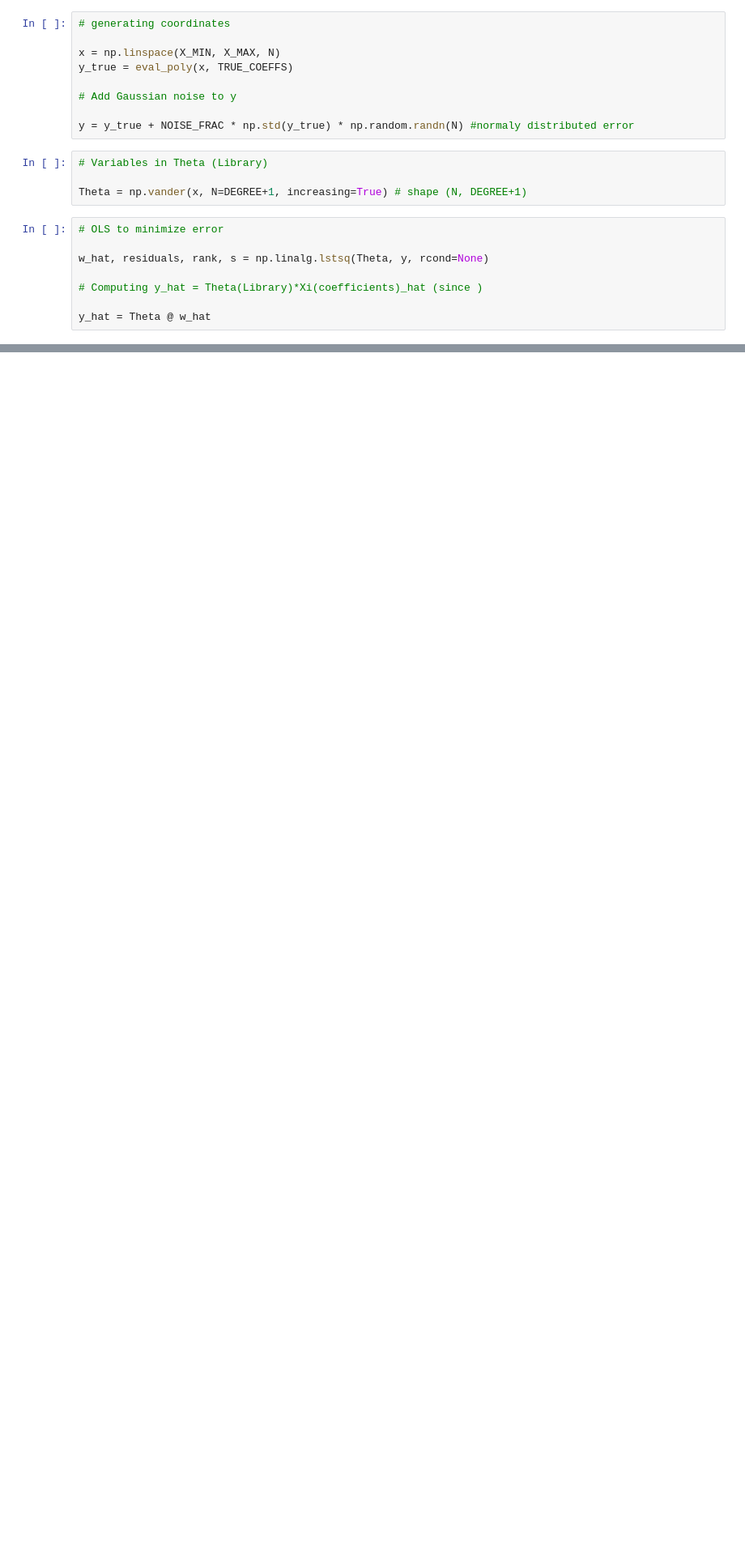
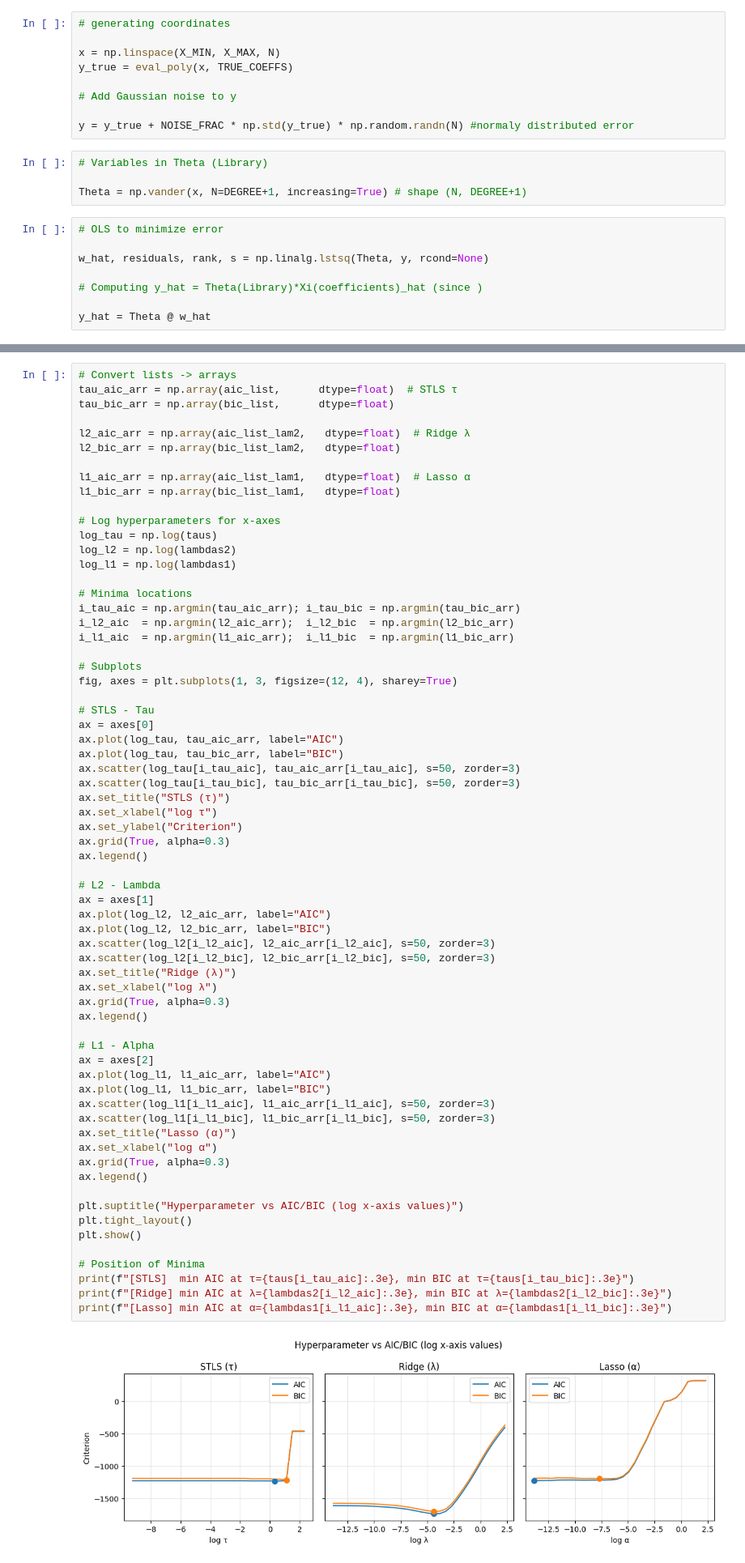
Before and after one commit to brianhjh/Bayesian-SINDy, a Jupyter notebook: notebooks/Simple_SINDy.ipynb, the cells around one changed output, grey strips where cells are left out. Shown at 81% size. Saved outputs shown, nothing was run; the diff lists cells and outputs as text; blank space fills up the shorter version.

```diff
--- a/notebooks/Simple_SINDy.ipynb
+++ b/notebooks/Simple_SINDy.ipynb
@@ -311,0 +312,68 @@ plt.show()
+# %%
+# Convert lists -> arrays
+tau_aic_arr = np.array(aic_list,      dtype=float)  # STLS τ
+tau_bic_arr = np.array(bic_list,      dtype=float)
+
+l2_aic_arr = np.array(aic_list_lam2,   dtype=float)  # Ridge λ
+l2_bic_arr = np.array(bic_list_lam2,   dtype=float)
+
+l1_aic_arr = np.array(aic_list_lam1,   dtype=float)  # Lasso α
+l1_bic_arr = np.array(bic_list_lam1,   dtype=float)
+
+# Log hyperparameters for x-axes
+log_tau = np.log(taus)
+log_l2 = np.log(lambdas2)
+log_l1 = np.log(lambdas1)
+
+# Minima locations
+i_tau_aic = np.argmin(tau_aic_arr); i_tau_bic = np.argmin(tau_bic_arr)
+i_l2_aic  = np.argmin(l2_aic_arr);  i_l2_bic  = np.argmin(l2_bic_arr)
+i_l1_aic  = np.argmin(l1_aic_arr);  i_l1_bic  = np.argmin(l1_bic_arr)
+
+# Subplots
+fig, axes = plt.subplots(1, 3, figsize=(12, 4), sharey=True)
+
+# STLS - Tau
+ax = axes[0]
+ax.plot(log_tau, tau_aic_arr, label="AIC")
+ax.plot(log_tau, tau_bic_arr, label="BIC")
+ax.scatter(log_tau[i_tau_aic], tau_aic_arr[i_tau_aic], s=50, zorder=3)
+ax.scatter(log_tau[i_tau_bic], tau_bic_arr[i_tau_bic], s=50, zorder=3)
+ax.set_title("STLS (τ)")
+ax.set_xlabel("log τ")
+ax.set_ylabel("Criterion")
+ax.grid(True, alpha=0.3)
+ax.legend()
+
+# L2 - Lambda
+ax = axes[1]
+ax.plot(log_l2, l2_aic_arr, label="AIC")
+ax.plot(log_l2, l2_bic_arr, label="BIC")
+ax.scatter(log_l2[i_l2_aic], l2_aic_arr[i_l2_aic], s=50, zorder=3)
+ax.scatter(log_l2[i_l2_bic], l2_bic_arr[i_l2_bic], s=50, zorder=3)
+ax.set_title("Ridge (λ)")
+ax.set_xlabel("log λ")
+ax.grid(True, alpha=0.3)
+ax.legend()
+
+# L1 - Alpha
+ax = axes[2]
+ax.plot(log_l1, l1_aic_arr, label="AIC")
+ax.plot(log_l1, l1_bic_arr, label="BIC")
+ax.scatter(log_l1[i_l1_aic], l1_aic_arr[i_l1_aic], s=50, zorder=3)
+ax.scatter(log_l1[i_l1_bic], l1_bic_arr[i_l1_bic], s=50, zorder=3)
+ax.set_title("Lasso (α)")
+ax.set_xlabel("log α")
+ax.grid(True, alpha=0.3)
+ax.legend()
+
+plt.suptitle("Hyperparameter vs AIC/BIC (log x-axis values)")
+plt.tight_layout()
+plt.show()
+
+# Position of Minima
+print(f"[STLS]  min AIC at τ={taus[i_tau_aic]:.3e}, min BIC at τ={taus[i_tau_bic]:.3e}")
+print(f"[Ridge] min AIC at λ={lambdas2[i_l2_aic]:.3e}, min BIC at λ={lambdas2[i_l2_bic]:.3e}")
+print(f"[Lasso] min AIC at α={lambdas1[i_l1_aic]:.3e}, min BIC at α={lambdas1[i_l1_bic]:.3e}")
+# %% [output]
+[figure, added]
```
Also changed, not shown: parts of 11 cells of this notebook.
